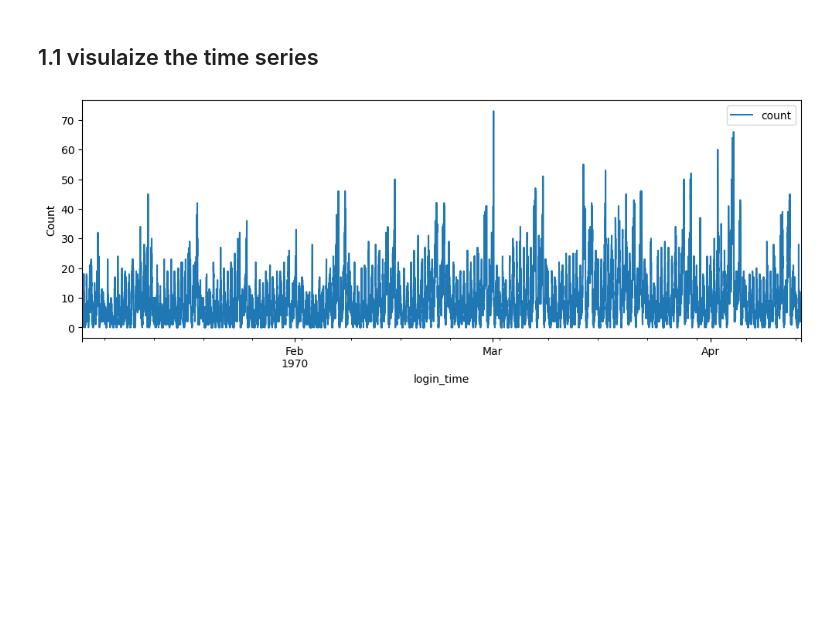
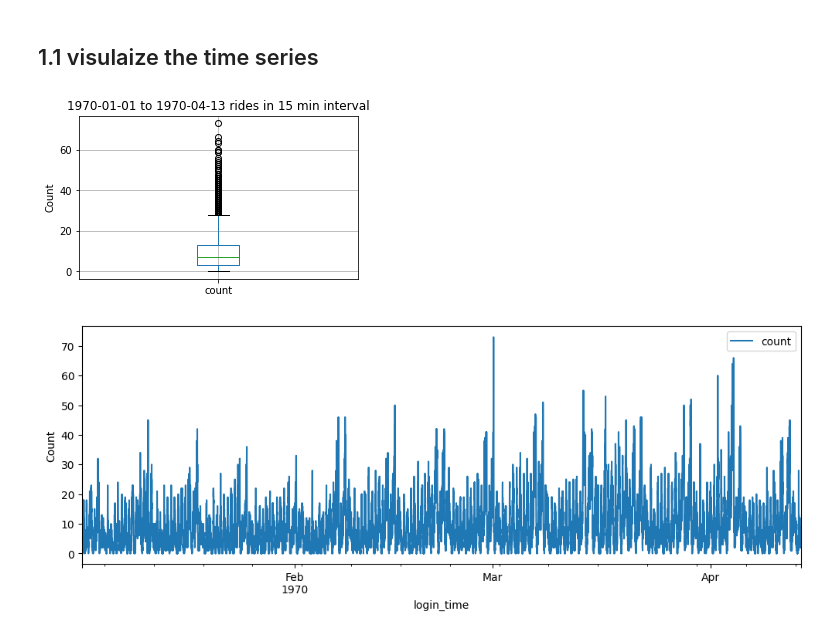
Before and after one commit to qq7933086/Ultimate-Technologies.-Take-Home-Challenge_springboard, a Jupyter notebook: Ultimate_challenge.ipynb, the cells around one changed output. Drawn from its saved outputs; the diff is of its cells as text; code cells hidden in the pictures; blank space fills up the shorter version.

Commit message:
Add boxplot for individual variable in EDA. Clearly state H0 and H1 in hypothesis test

```diff
--- a/Ultimate_challenge.ipynb
+++ b/Ultimate_challenge.ipynb
@@ -51,6 +51,12 @@ logins_15_df
 9788 rows × 1 columns
 # %% [markdown]
 ## 1.1 visulaize the time series
+# %%
+logins_15_df.boxplot(figsize = (5,3))
+plt.ylabel('Count')
+plt.title('1970-01-01 to 1970-04-13 rides in 15 min interval');
+# %% [output]
+[figure, added]
 # %%
 logins_15_df.plot(figsize = (12,4), ylabel = 'Count');
 # %% [output]
```
Also changed, not shown: parts of 4 cells of this notebook.
